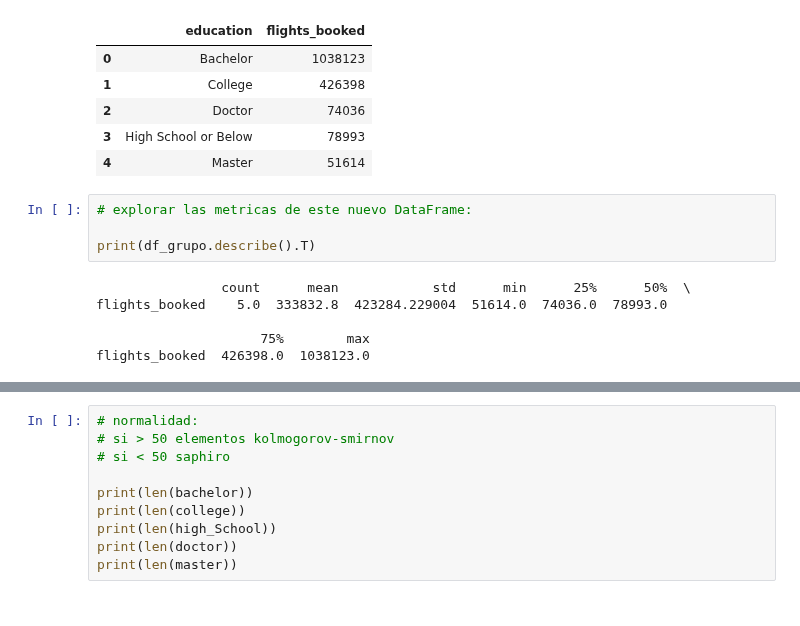
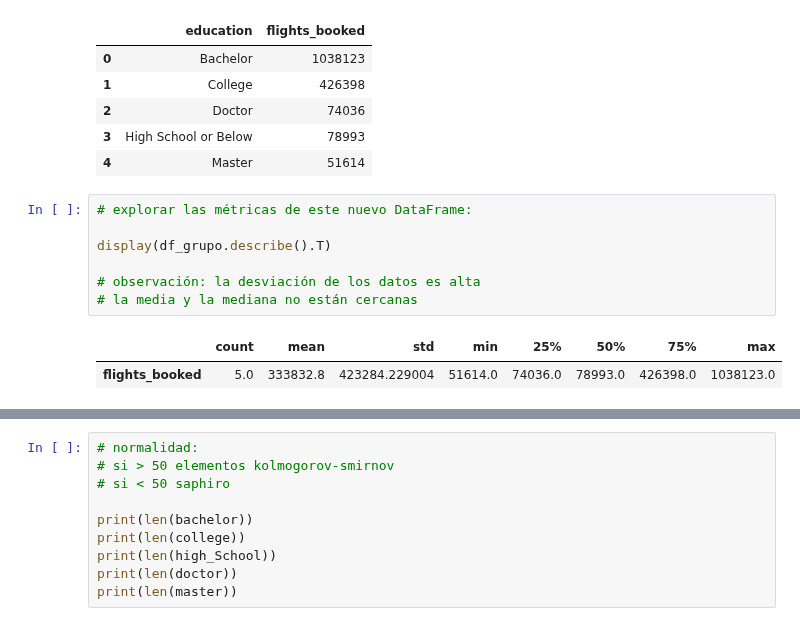
Before and after one commit to Adalab/bda-modulo-3-evaluacion-final-MarPastor, a Jupyter notebook: notebook/final_evaluation_mod3_marpastor.ipynb, the cells around one changed output, grey strips where cells are left out. Drawn from its saved outputs; the diff is of its cells as text.

```diff
--- a/notebook/final_evaluation_mod3_marpastor.ipynb
+++ b/notebook/final_evaluation_mod3_marpastor.ipynb
@@ -1671,14 +1671,14 @@ df_grupo
 | 3 | High School or Below | 78993 |
 | 4 | Master | 51614 |
 # %%
-# explorar las metricas de este nuevo DataFrame:
+# explorar las métricas de este nuevo DataFrame:
 
-print(df_grupo.describe().T)
+display(df_grupo.describe().T)
+
+# observación: la desviación de los datos es alta
+# la media y la mediana no están cercanas
 # %% [output]
-                count      mean            std      min      25%      50%  \
-flights_booked    5.0  333832.8  423284.229004  51614.0  74036.0  78993.0
-
-                     75%        max
-flights_booked  426398.0  1038123.0
+|  | count | mean | std | min | 25% | 50% | 75% | max |
+| flights_booked | 5.0 | 333832.8 | 423284.229004 | 51614.0 | 74036.0 | 78993.0 | 426398.0 | 1038123.0 |
 # %%
 bachelor = df_completo[df_completo['education'] == 'Bachelor']['flights_booked']
```
Also changed, not shown: parts of 21 cells of this notebook.
